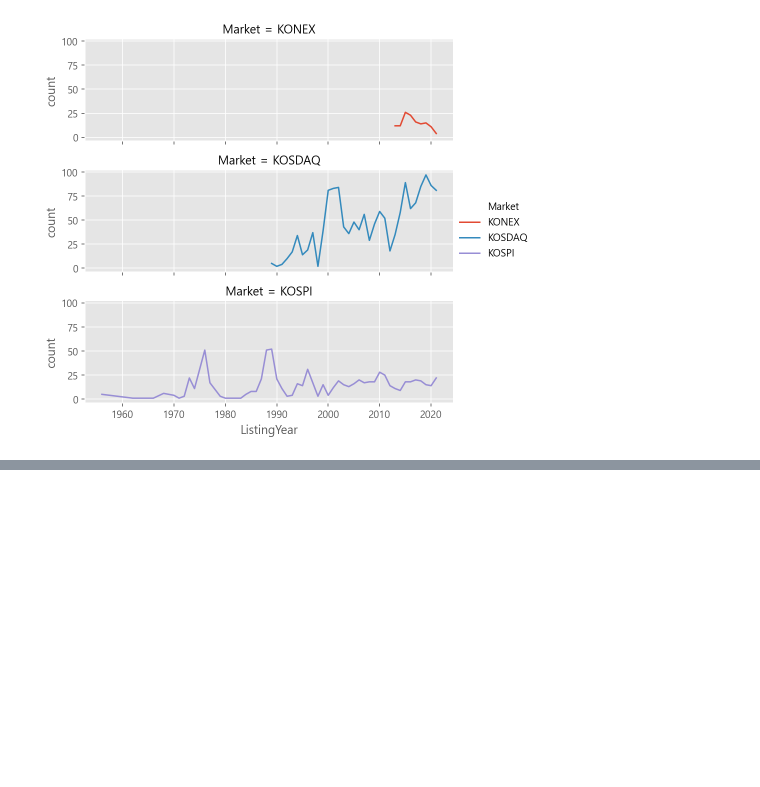
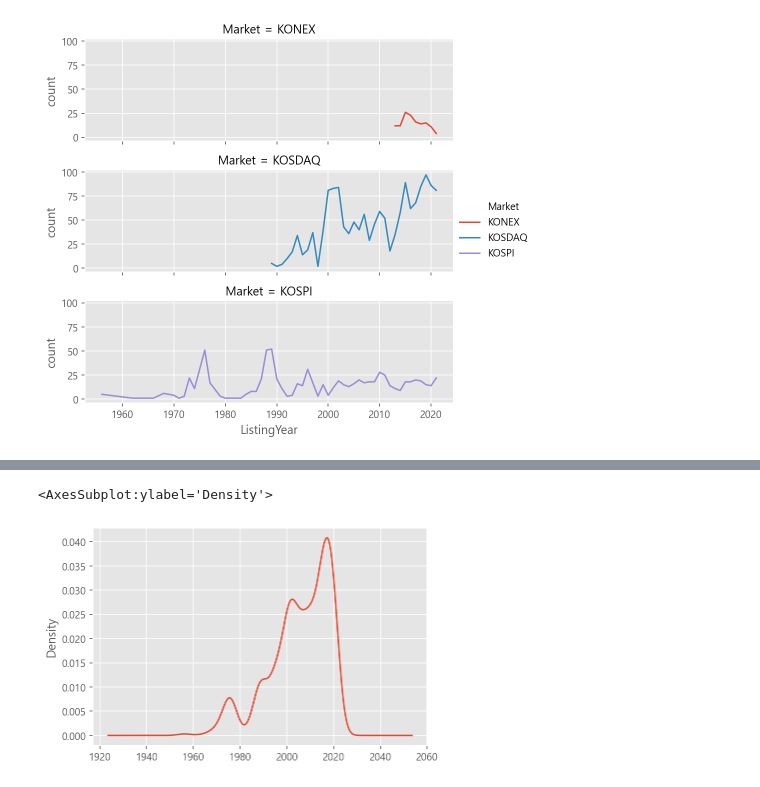
Before and after one commit to JIKMAN/Data-Analytics, a Jupyter notebook: FinanceDataReader_01.ipynb, the cells around one changed output, grey strips where cells are left out. Cells and saved outputs as stored; diff of their text form; code cells hidden in the pictures; blank space fills up the shorter version.

```diff
--- a/FinanceDataReader_01.ipynb
+++ b/FinanceDataReader_01.ipynb
@@ -589,0 +615,5 @@ sns.relplot(kind="line", data=df_market_year,
+# %%
+df["ListingYear"].plot.kde()
+# %% [output]
+<AxesSubplot:ylabel='Density'>
+[figure, added]
```
Also changed, not shown: parts of 23 cells of this notebook.
